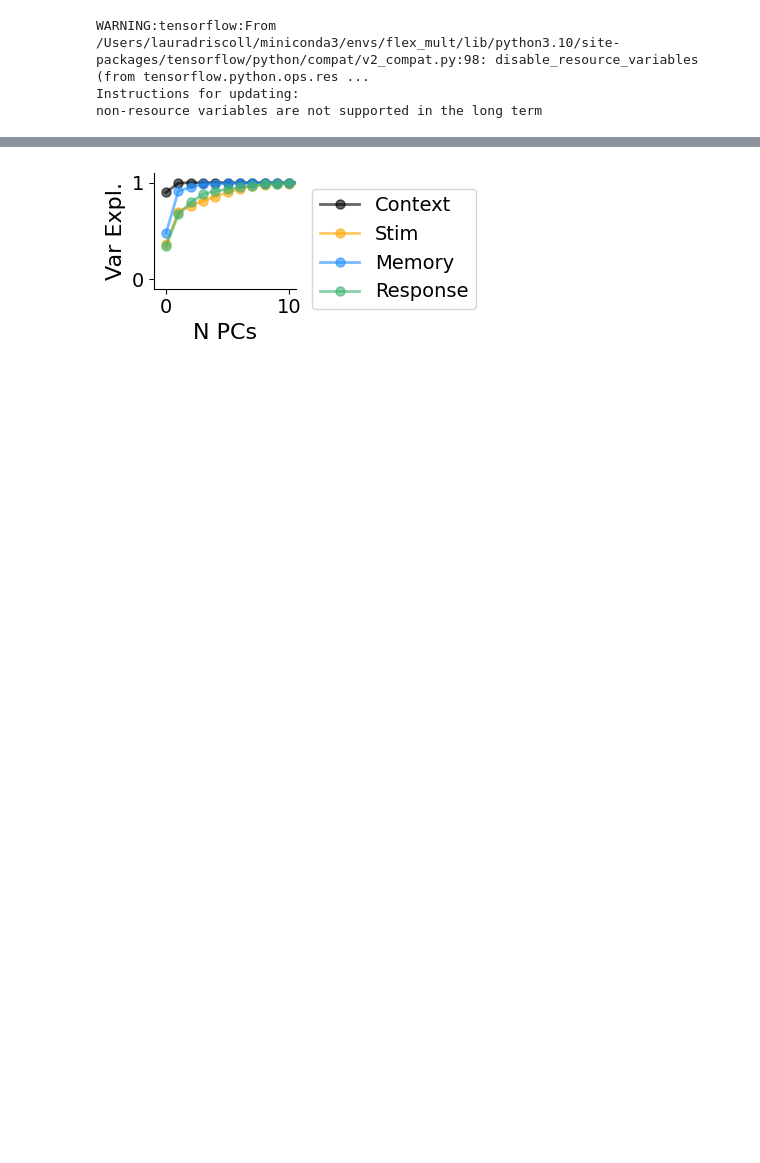
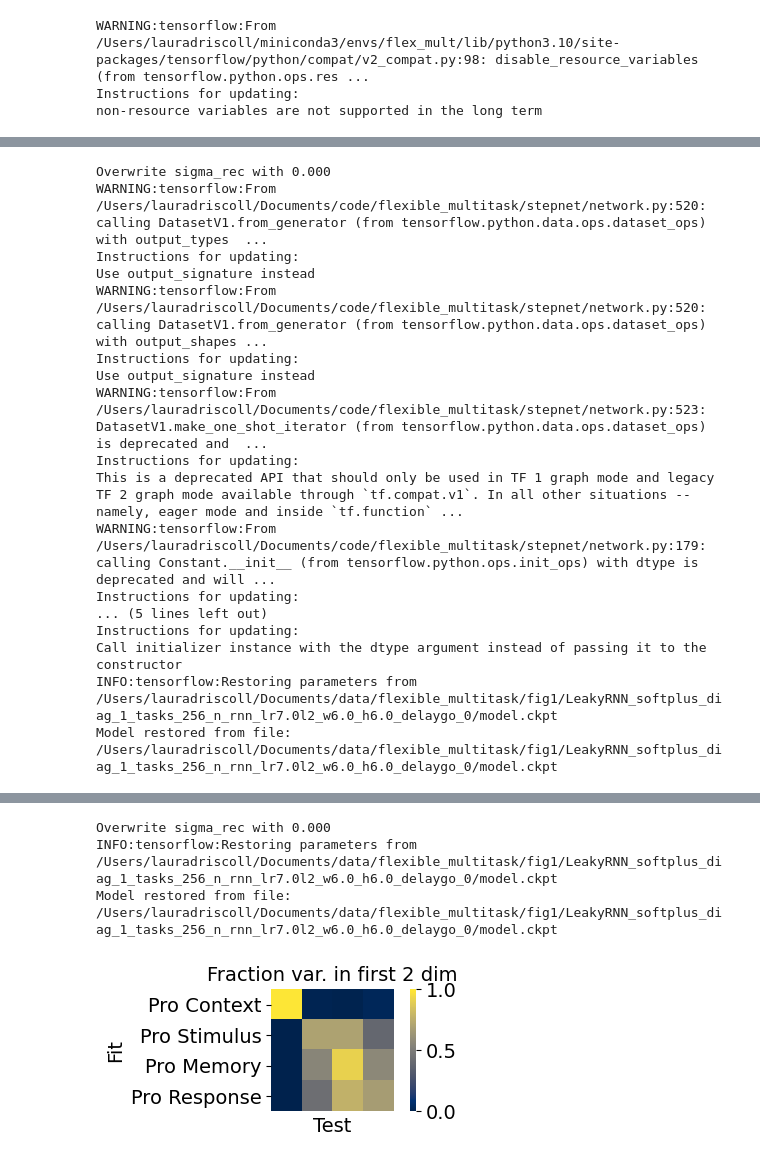
Before and after one commit to lauradriscoll/flexible_multitask, a Jupyter notebook: analysis/fig1/fig1_BGH.ipynb, the cells around one changed output, grey strips where cells are left out. Drawn from its saved outputs; the diff is of its cells as text; code cells hidden in the pictures; blank space fills up the shorter version.

Commit message:
beautify code for others

```diff
--- a/analysis/fig1/fig1_BGH.ipynb
+++ b/analysis/fig1/fig1_BGH.ipynb
@@ -101,8 +48,36 @@ Model restored from file: /Users/lauradriscoll/Documents/data/flexible_multitask
 # %%
-# Sum over the last dimension to get 2D data for visualization
-var_test_sort_summed = np.sum(var_test_sort[:, :, :n_dims], axis=2)
+tick_labels = ['Context',
+ 'Stim',
+ 'Memory',
+ 'Response']
+
+sum_dims = 2
+
+var_test_sort = plot_var_x_epoch(m, tick_labels, figpath, n_components = 256, timing_sort=True, sum_dims = sum_dims,
+                                 cmap = 'cividis', fontsize = 14)
+
+# Make csv file for figure
+var_test_sort_summed = np.sum(var_test_sort[:, :, :sum_dims], axis=2)
 
 # Save the summed data (var_test_sort_summed) as a separate CSV file
 with open(os.path.join(figpath,'1b_left.csv'), 'w', newline='') as csvfile:
     writer = csv.writer(csvfile)
     writer.writerows(var_test_sort_summed.tolist())  # Convert to list for writing
+# %% [output]
+Overwrite sigma_rec with 0.000
+WARNING:tensorflow:From /Users/lauradriscoll/Documents/code/flexible_multitask/stepnet/network.py:520: calling DatasetV1.from_generator (from tensorflow.python.data.ops.dataset_ops) with output_types  ...
+Instructions for updating:
+Use output_signature instead
+WARNING:tensorflow:From /Users/lauradriscoll/Documents/code/flexible_multitask/stepnet/network.py:520: calling DatasetV1.from_generator (from tensorflow.python.data.ops.dataset_ops) with output_shapes ...
+Instructions for updating:
+Use output_signature instead
+WARNING:tensorflow:From /Users/lauradriscoll/Documents/code/flexible_multitask/stepnet/network.py:523: DatasetV1.make_one_shot_iterator (from tensorflow.python.data.ops.dataset_ops) is deprecated and  ...
+Instructions for updating:
+This is a deprecated API that should only be used in TF 1 graph mode and legacy TF 2 graph mode available through `tf.compat.v1`. In all other situations -- namely, eager mode and inside `tf.function` ...
+WARNING:tensorflow:From /Users/lauradriscoll/Documents/code/flexible_multitask/stepnet/network.py:179: calling Constant.__init__ (from tensorflow.python.ops.init_ops) with dtype is deprecated and will ...
+Instructions for updating:
+... (5 lines left out)
+Instructions for updating:
+Call initializer instance with the dtype argument instead of passing it to the constructor
+INFO:tensorflow:Restoring parameters from /Users/lauradriscoll/Documents/data/flexible_multitask/fig1/LeakyRNN_softplus_diag_1_tasks_256_n_rnn_lr7.0l2_w6.0_h6.0_delaygo_0/model.ckpt
+Model restored from file: /Users/lauradriscoll/Documents/data/flexible_multitask/fig1/LeakyRNN_softplus_diag_1_tasks_256_n_rnn_lr7.0l2_w6.0_h6.0_delaygo_0/model.ckpt
@@ -109,29 +85,5 @@ with open(os.path.join(figpath,'1b_left.csv'), 'w', newline='') as csvfile:
+Overwrite sigma_rec with 0.000
+INFO:tensorflow:Restoring parameters from /Users/lauradriscoll/Documents/data/flexible_multitask/fig1/LeakyRNN_softplus_diag_1_tasks_256_n_rnn_lr7.0l2_w6.0_h6.0_delaygo_0/model.ckpt
+Model restored from file: /Users/lauradriscoll/Documents/data/flexible_multitask/fig1/LeakyRNN_softplus_diag_1_tasks_256_n_rnn_lr7.0l2_w6.0_h6.0_delaygo_0/model.ckpt
+[figure, added]
-# %%
-n_dims = 5
-fig = plt.figure(figsize=(4,2),tight_layout=True,facecolor='white')
-ax1 = plt.subplot(111)
-cmap = ['k','orange','dodgerblue','mediumseagreen',]
-
-for x in range(0,len(var_test_sort)):
-    ax1.plot(np.cumsum(var_test_sort[x,x,:]),'.-',label = tick_labels[x],
-             c = cmap[x],alpha = .6,linewidth = 2,markersize = 13)
-
-# ax1.set_title('MemoryPro', fontsize = 16)
-ax1.set_xlabel('N PCs', fontsize = 16)
-ax1.set_ylabel('Var Expl.', fontsize = 16)
-
-ax1.spines['top'].set_visible(False)
-ax1.spines['right'].set_visible(False)
-
-ax1.set_xlim([-1,10.5])
-ax1.set_ylim([-.1,1.1])
-ax1.tick_params(axis='x', labelsize=14)
-ax1.tick_params(axis='y', labelsize=14)
-
-plt.legend(bbox_to_anchor=(1.05, .95), fontsize = 14)
-
-plt.savefig(os.path.join(figpath,'var_skree_random'+'.pdf'),bbox_inches='tight')
-plt.show()
-# %% [output]
-[figure, removed]
 # %%
```
Also changed, not shown: parts of 9 cells of this notebook, 40 other files.
